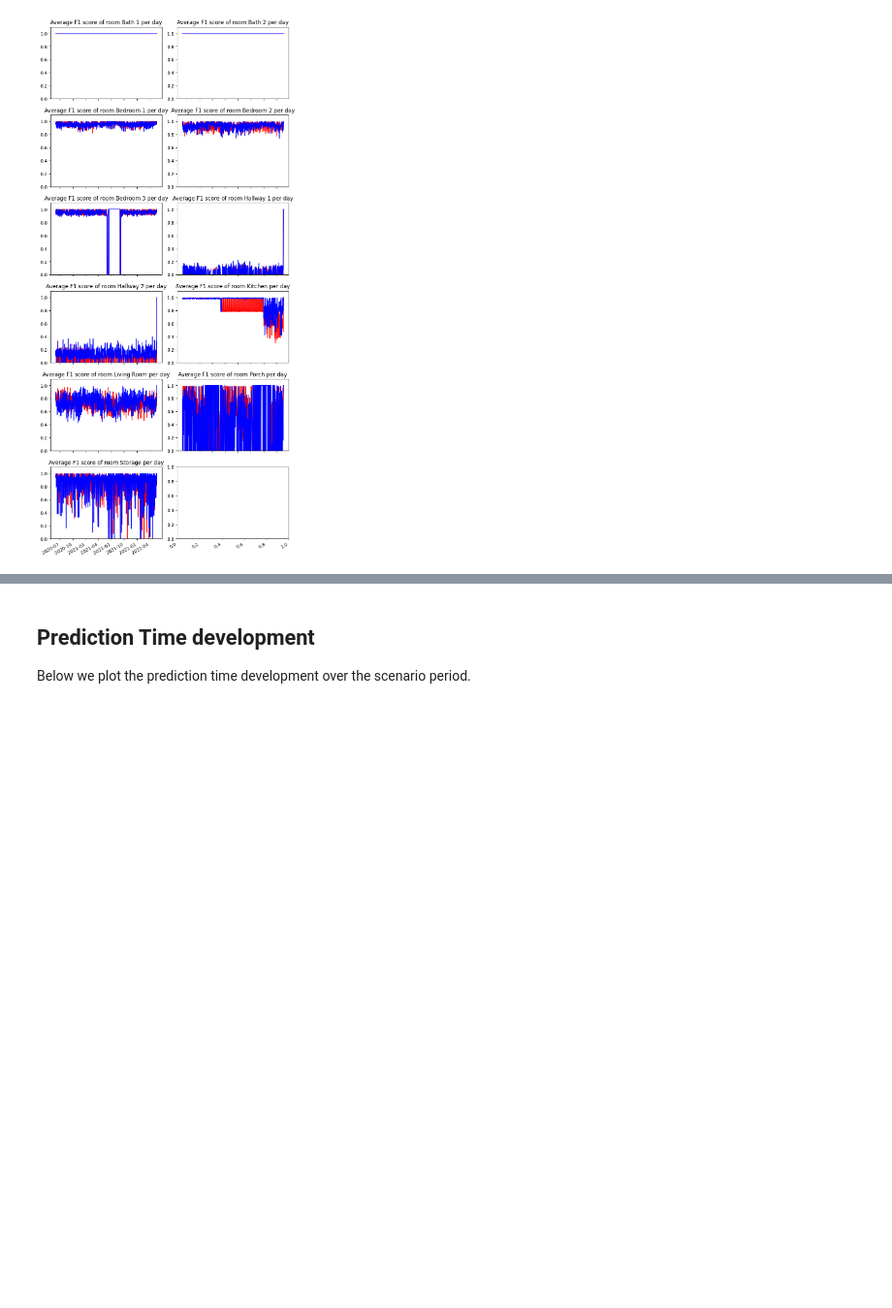
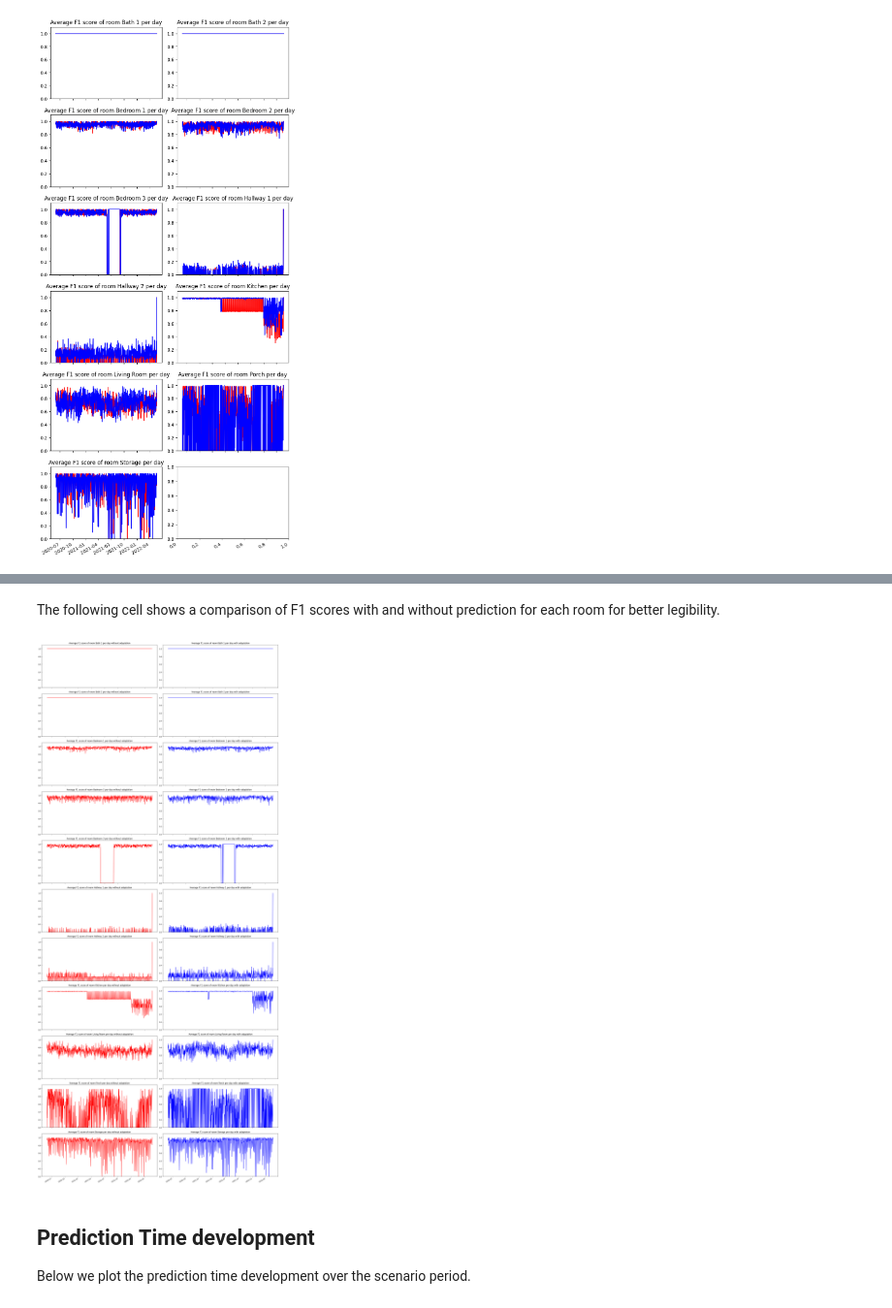
Before and after one commit to frank-trollmann/evohome, a Jupyter notebook: examples/simple_scenario/notebooks/adaptation_evaluation.ipynb, the cells around one changed output, grey strips where cells are left out. Shown at 97% size. Saved outputs shown, nothing was run; the diff lists cells and outputs as text; code cells hidden in the pictures; blank space fills up the shorter version.

```diff
--- a/examples/simple_scenario/notebooks/adaptation_evaluation.ipynb
+++ b/examples/simple_scenario/notebooks/adaptation_evaluation.ipynb
@@ -140,3 +162,29 @@ plt.show()
+# %% [markdown]
+The following cell shows a comparison of F1 scores with and without prediction for each room for better legibility.
+# %%
+
+
+start_date = datetime(year = 2020,month=6, day = 1)
+end_date = datetime(year = 2022,month=5, day = 22)
+
+fig, subplots = plt.subplots(ncols= 2,nrows= nr_rooms, figsize = (20,5*nr_rooms))
+
+for room_index in range(nr_rooms):
+    ax1 = subplots[room_index][0]
+    ax1.set_title(f"Average F1 score of room {room_names[room_index]} per day without adaptation")
+    ax1.plot(day_scores_static[start_date:end_date][room_index],"r-")
+    ax1.set_ylim([0, 1.1])
+
+    ax2 = subplots[room_index][1]
+    ax2.set_title(f"Average F1 score of room {room_names[room_index]} per day with adaptation")
+    ax2.plot(day_scores_adaptive[start_date:end_date][room_index],"b-")
+    ax2.set_ylim([0, 1.1])
+
+fig.tight_layout()
+fig.autofmt_xdate()
+plt.show()
+# %% [output]
+[figure, added]
 # %% [markdown]
 ## Prediction Time development
 
```
Also changed, not shown: parts of 3 cells of this notebook, 1 other file.
